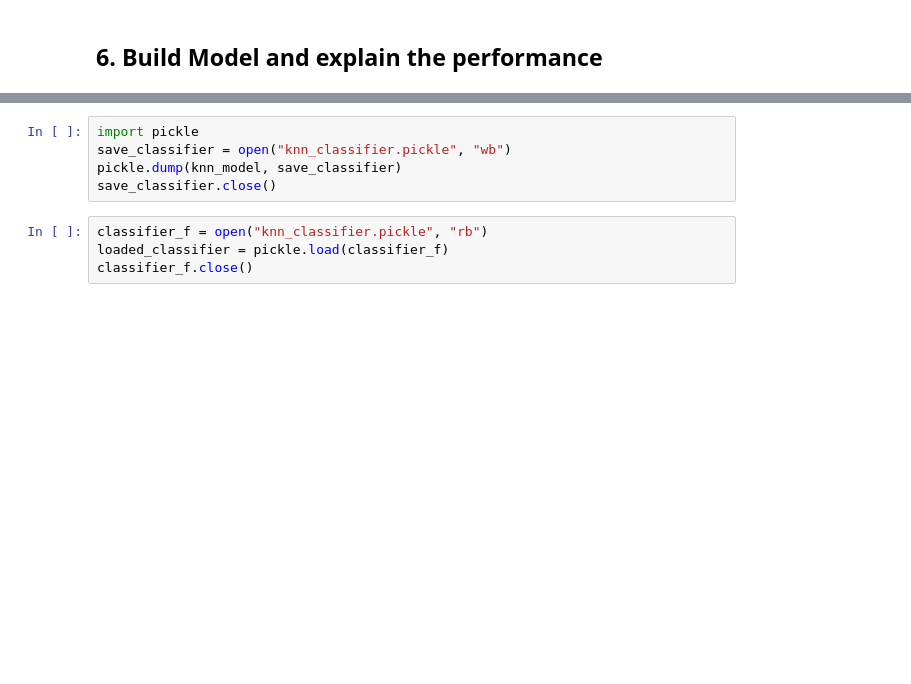
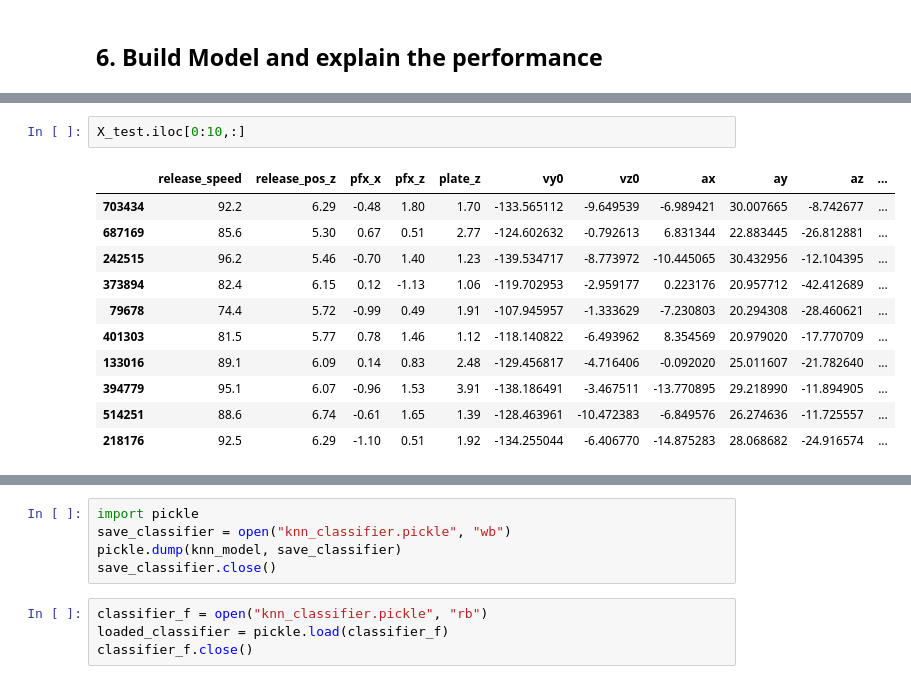
Before and after one commit to gihonglee/MLB_project, a Jupyter notebook: mlb-eda.ipynb, the cells around one changed output, grey strips where cells are left out. Drawn from its saved outputs; the diff is of its cells as text; blank space fills up the shorter version.

```diff
--- a/mlb-eda.ipynb
+++ b/mlb-eda.ipynb
@@ -659,0 +692,14 @@ KNeighborsClassifier(n_neighbors=3)
+# %%
+X_test.iloc[0:10,:]
+# %% [output]
+|  | release_speed | release_pos_z | pfx_x | pfx_z | plate_z | vy0 | vz0 | ax | ay | az | ... |
+| 703434 | 92.2 | 6.29 | -0.48 | 1.80 | 1.70 | -133.565112 | -9.649539 | -6.989421 | 30.007665 | -8.742677 | ... |
+| 687169 | 85.6 | 5.30 | 0.67 | 0.51 | 2.77 | -124.602632 | -0.792613 | 6.831344 | 22.883445 | -26.812881 | ... |
+| 242515 | 96.2 | 5.46 | -0.70 | 1.40 | 1.23 | -139.534717 | -8.773972 | -10.445065 | 30.432956 | -12.104395 | ... |
+| 373894 | 82.4 | 6.15 | 0.12 | -1.13 | 1.06 | -119.702953 | -2.959177 | 0.223176 | 20.957712 | -42.412689 | ... |
+| 79678 | 74.4 | 5.72 | -0.99 | 0.49 | 1.91 | -107.945957 | -1.333629 | -7.230803 | 20.294308 | -28.460621 | ... |
+| 401303 | 81.5 | 5.77 | 0.78 | 1.46 | 1.12 | -118.140822 | -6.493962 | 8.354569 | 20.979020 | -17.770709 | ... |
+| 133016 | 89.1 | 6.09 | 0.14 | 0.83 | 2.48 | -129.456817 | -4.716406 | -0.092020 | 25.011607 | -21.782640 | ... |
+| 394779 | 95.1 | 6.07 | -0.96 | 1.53 | 3.91 | -138.186491 | -3.467511 | -13.770895 | 29.218990 | -11.894905 | ... |
+| 514251 | 88.6 | 6.74 | -0.61 | 1.65 | 1.39 | -128.463961 | -10.472383 | -6.849576 | 26.274636 | -11.725557 | ... |
+| 218176 | 92.5 | 6.29 | -1.10 | 0.51 | 1.92 | -134.255044 | -6.406770 | -14.875283 | 28.068682 | -24.916574 | ... |
```
Also changed, not shown: parts of 45 cells of this notebook, 2 other files.
